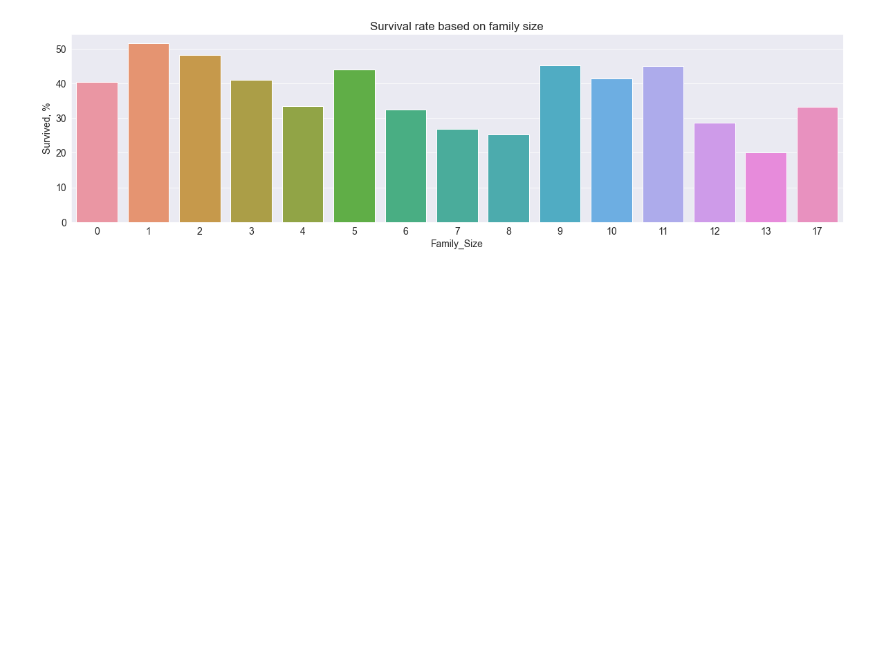
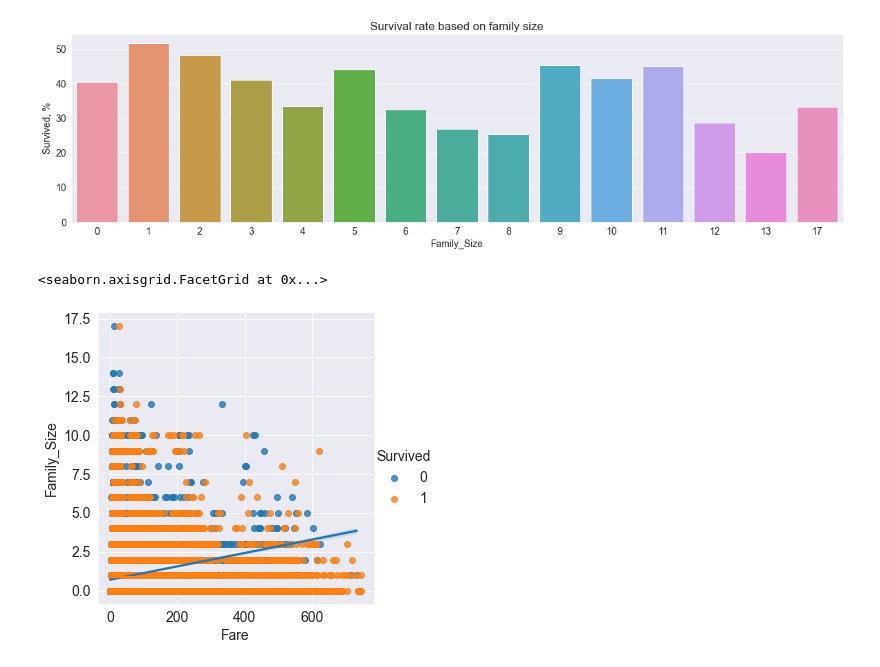
Before and after one commit to yorxx/rs_ml_intro_homework, a Jupyter notebook: eda.ipynb, the cells around one changed output. Saved outputs shown, nothing was run; the diff lists cells and outputs as text; code cells hidden in the pictures; blank space fills up the shorter version.

```diff
--- a/eda.ipynb
+++ b/eda.ipynb
@@ -193,3 +217,8 @@ plt.ylabel('Survived, %')
 # %% [output]
 Text(0, 0.5, 'Survived, %')
 [figure]
+# %%
+sns.lmplot(x="Fare", y="Family_Size", hue="Survived", data=data)
+# %% [output]
+<seaborn.axisgrid.FacetGrid at 0x...>
+[figure, added]
```
Also changed, not shown: parts of 4 cells of this notebook.
